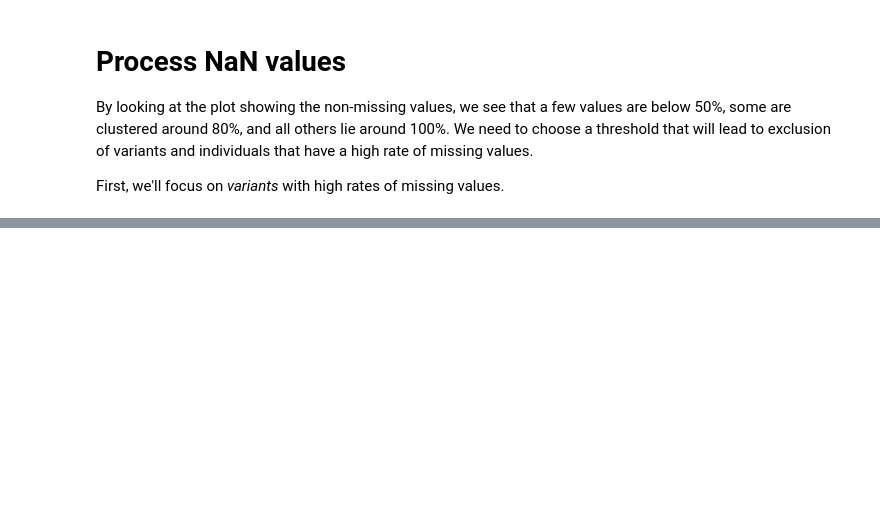
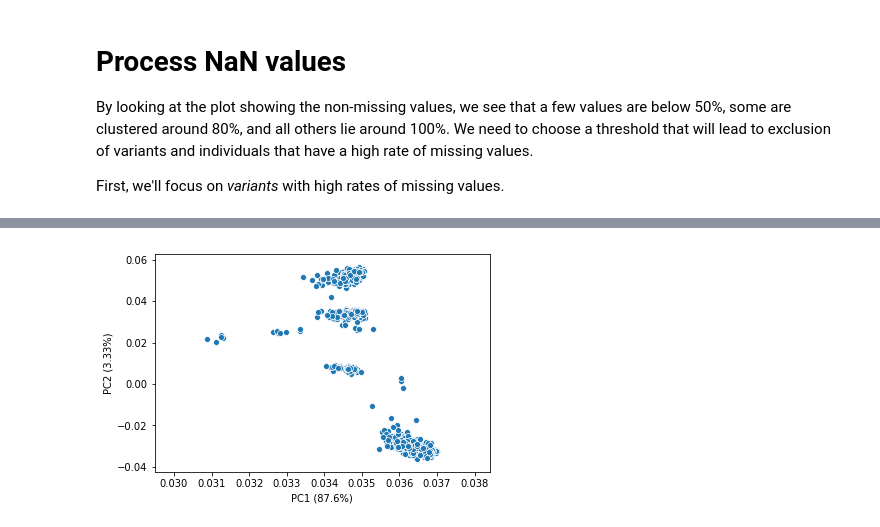
Before and after one commit to matthiaszeller/HBV, a Jupyter notebook: Viral data.ipynb, the cells around one changed output, grey strips where cells are left out. Cells and saved outputs as stored; diff of their text form; code cells hidden in the pictures; blank space fills up the shorter version.

```diff
--- a/Viral data.ipynb
+++ b/Viral data.ipynb
@@ -362,0 +435,10 @@ variants_threshold_max_missing = 0.5
+# %%
+# Insert into the DataFrame
+df_pca.insert(loc=0, value=pcs.components_[1], column ='PC2')
+df_pca.insert(loc=0, value=pcs.components_[0], column ='PC1')
+# %%
+sns.scatterplot(x=df_pca['PC1'], y=df_pca['PC2']);
+plt.xlabel("PC1 ({:.3}%)".format(pcs.explained_variance_ratio_[0]*100))
+plt.ylabel("PC2 ({:.3}%)".format(pcs.explained_variance_ratio_[1]*100));
+# %% [output]
+[figure, added]
```
Also changed, not shown: parts of 9 cells of this notebook.
